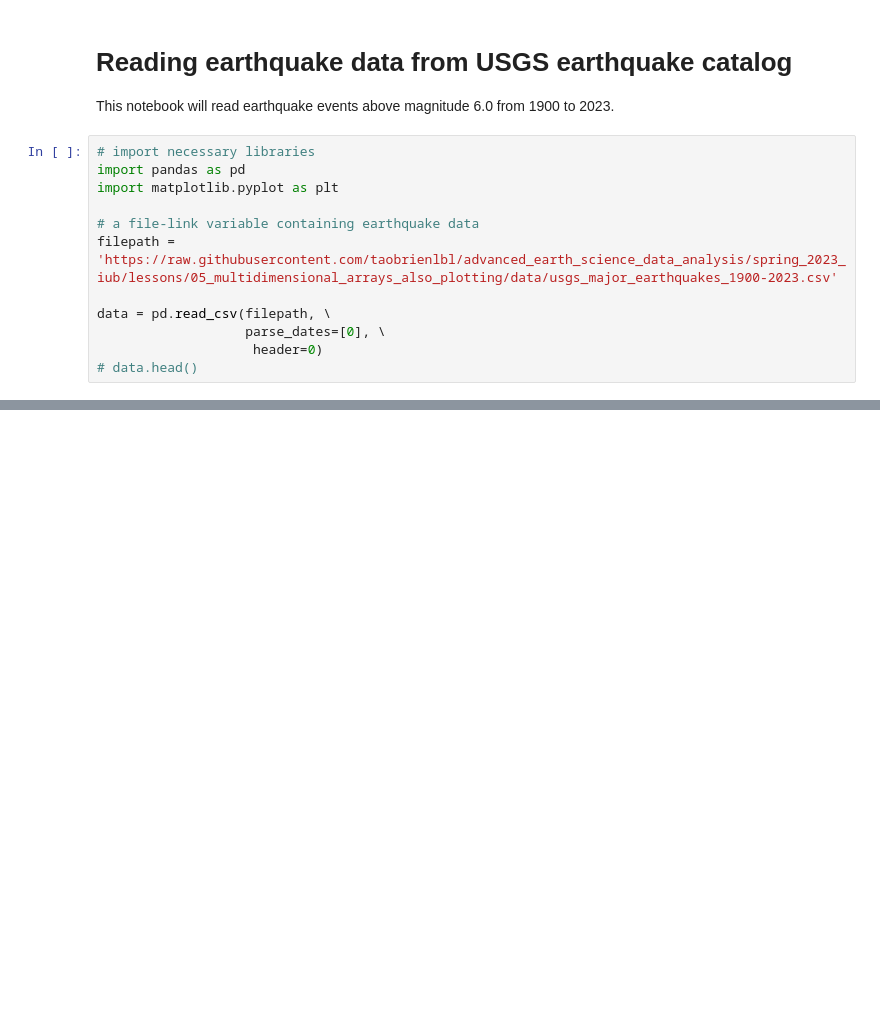
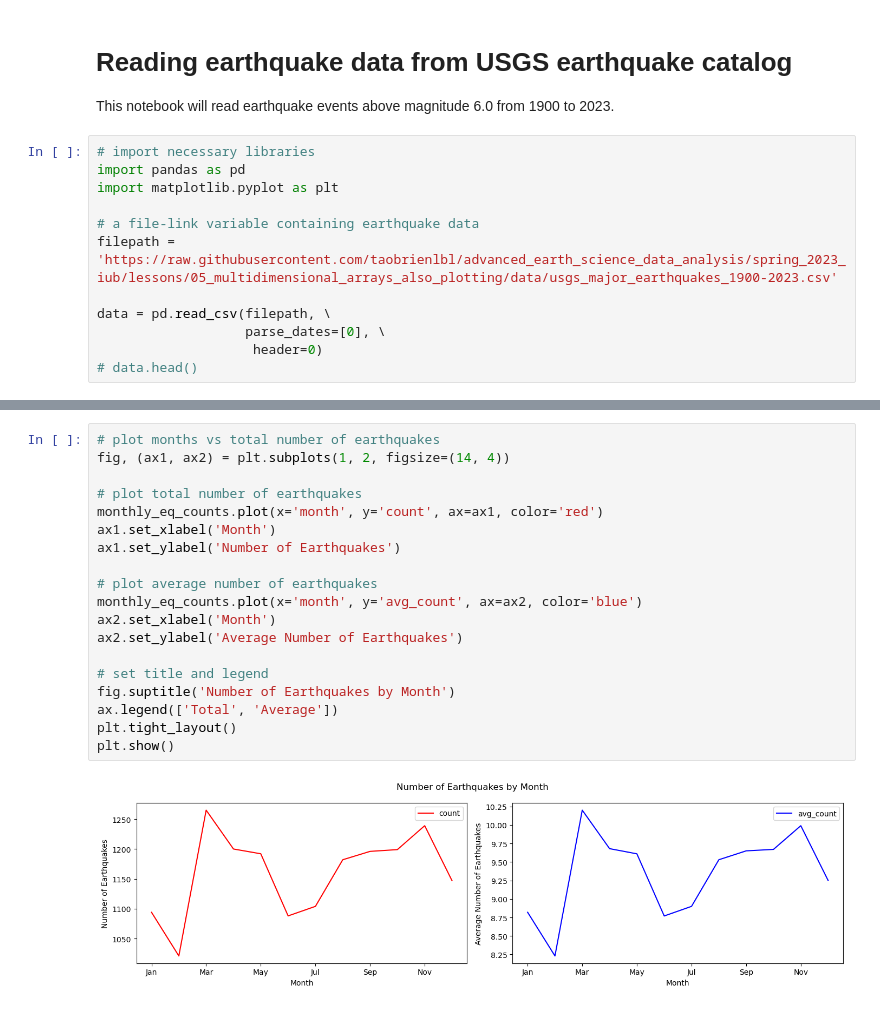
Before and after one commit to arif-geo/e_sci_data_analysis_test, a Jupyter notebook: eart_sci_data_analysis/lesson_4/05_warmup.ipynb, the cells around one changed output, grey strips where cells are left out. Cells and saved outputs as stored; diff of their text form; blank space fills up the shorter version.

```diff
--- a/eart_sci_data_analysis/lesson_4/05_warmup.ipynb
+++ b/eart_sci_data_analysis/lesson_4/05_warmup.ipynb
@@ -59,0 +96,21 @@ plt.show()
+# %%
+# plot months vs total number of earthquakes
+fig, (ax1, ax2) = plt.subplots(1, 2, figsize=(14, 4))
+
+# plot total number of earthquakes
+monthly_eq_counts.plot(x='month', y='count', ax=ax1, color='red')
+ax1.set_xlabel('Month')
+ax1.set_ylabel('Number of Earthquakes')
+
+# plot average number of earthquakes
+monthly_eq_counts.plot(x='month', y='avg_count', ax=ax2, color='blue')
+ax2.set_xlabel('Month')
+ax2.set_ylabel('Average Number of Earthquakes')
+
+# set title and legend
+fig.suptitle('Number of Earthquakes by Month')
+ax.legend(['Total', 'Average'])
+plt.tight_layout()
+plt.show()
+# %% [output]
+[figure, added]
```
Also changed, not shown: parts of 5 cells of this notebook.
